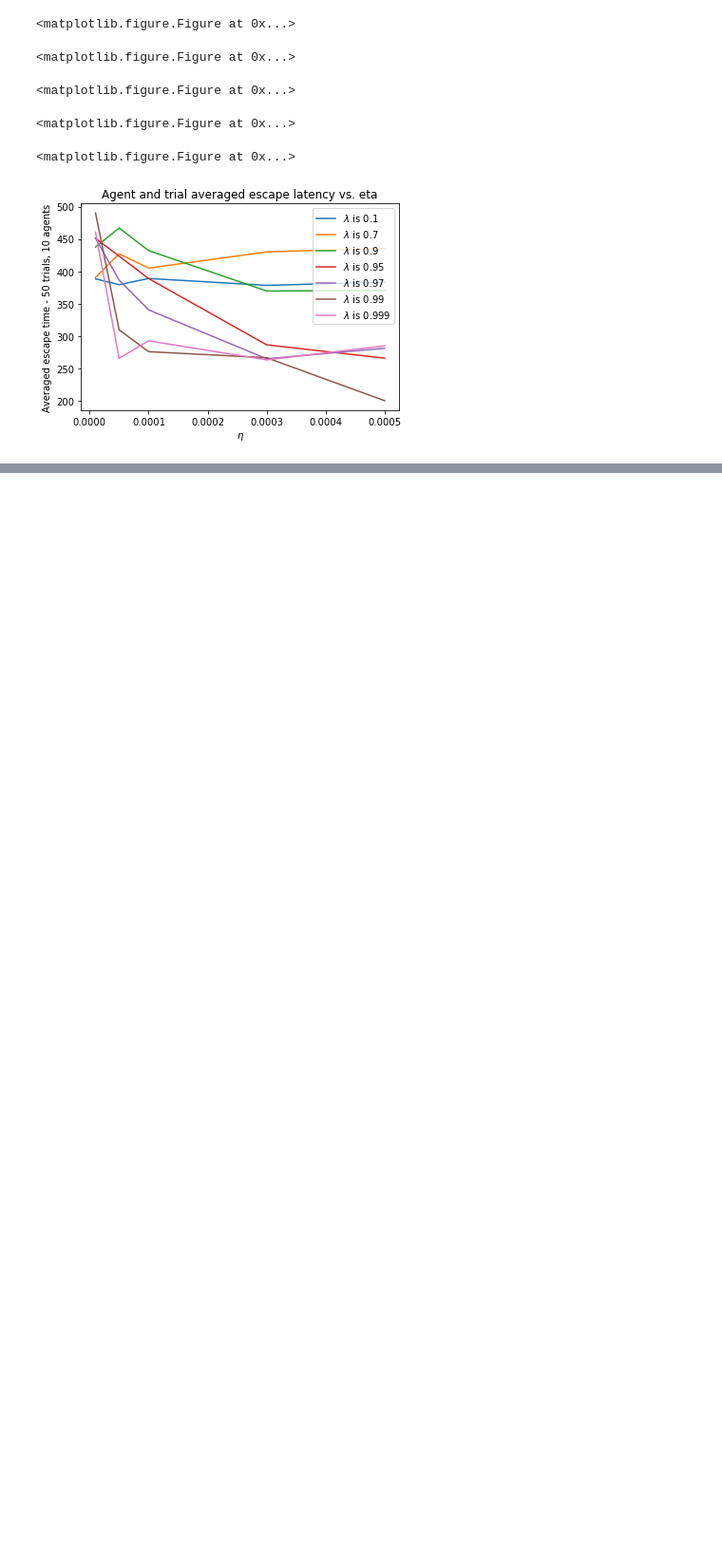
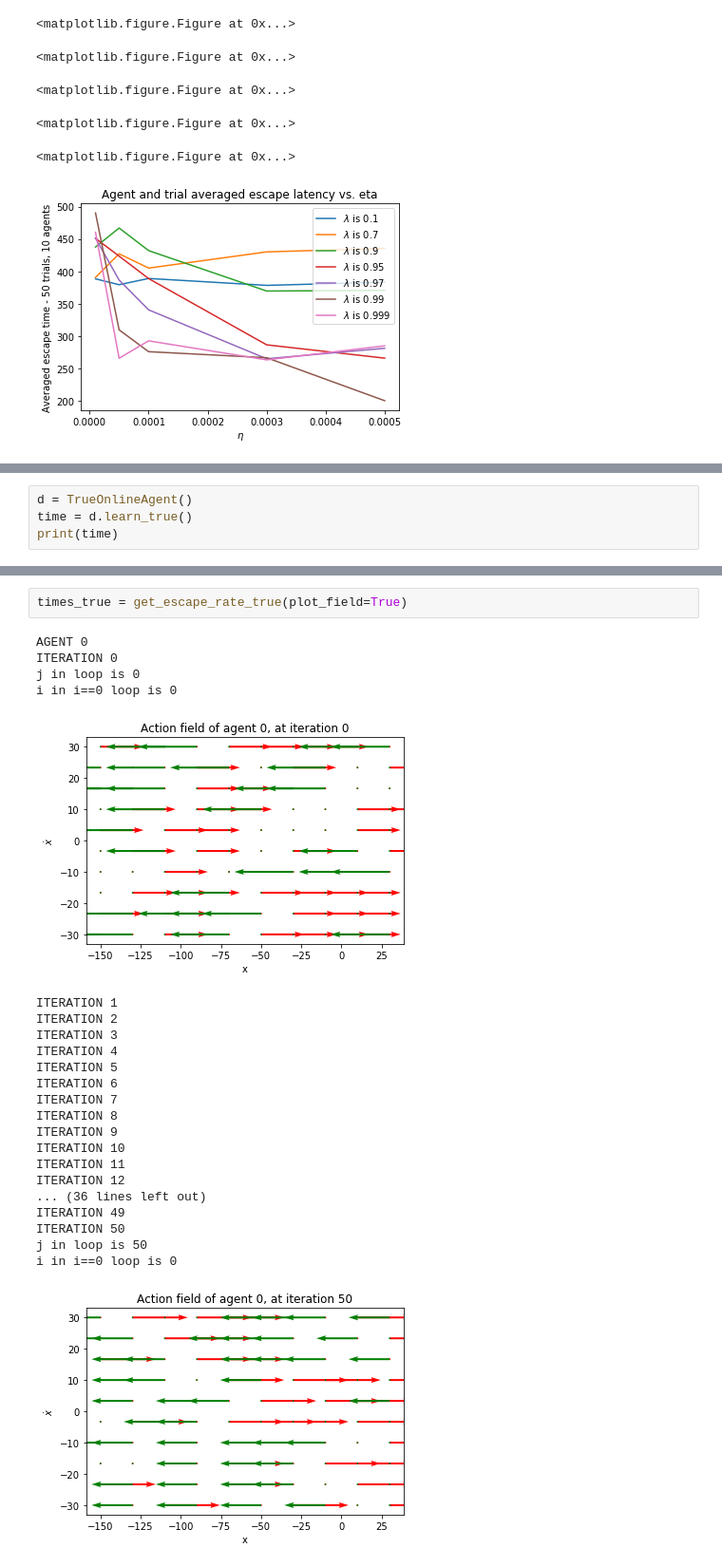
Before and after one commit to sergeivolodin/MountainCarRL, a Jupyter notebook: arvin/main.ipynb, the cells around one changed output, grey strips where cells are left out. Shown at 95% size. Saved outputs shown, nothing was run; the diff lists cells and outputs as text; blank space fills up the shorter version.

```diff
--- a/arvin/main.ipynb
+++ b/arvin/main.ipynb
@@ -598,0 +994,4 @@ t = 199.0
+# %%
+d = TrueOnlineAgent()
+time = d.learn_true()
+print(time)
@@ -598,0 +1052,26 @@ t = 199.0
+# %%
+times_true = get_escape_rate_true(plot_field=True)
+# %% [output]
+AGENT 0
+ITERATION 0
+j in loop is 0
+i in i==0 loop is 0
+[figure, added]
+ITERATION 1
+ITERATION 2
+ITERATION 3
+ITERATION 4
+ITERATION 5
+ITERATION 6
+ITERATION 7
+ITERATION 8
+ITERATION 9
+ITERATION 10
+ITERATION 11
+ITERATION 12
+... (36 lines left out)
+ITERATION 49
+ITERATION 50
+j in loop is 50
+i in i==0 loop is 0
+[figure, added]
```
Also changed, not shown: parts of 39 cells of this notebook.
